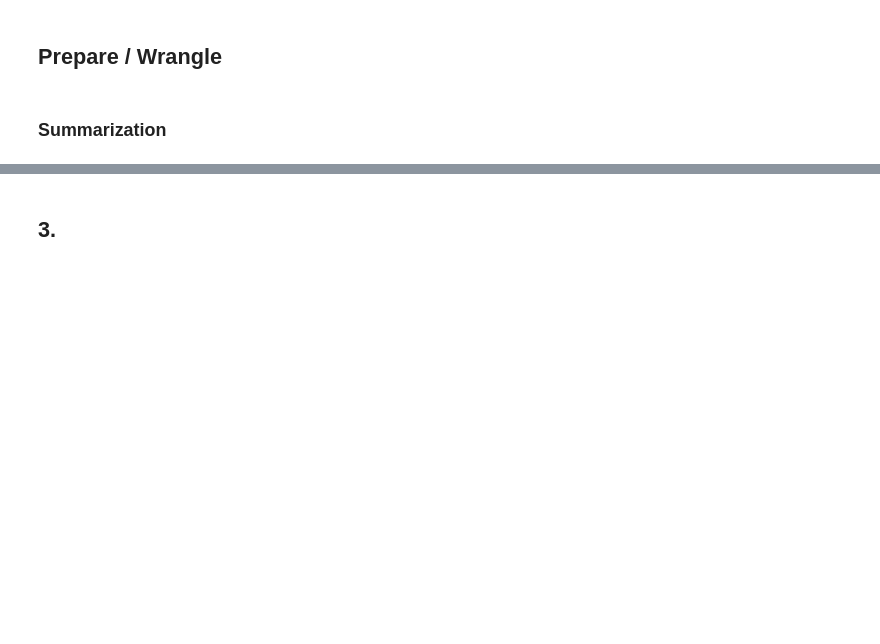
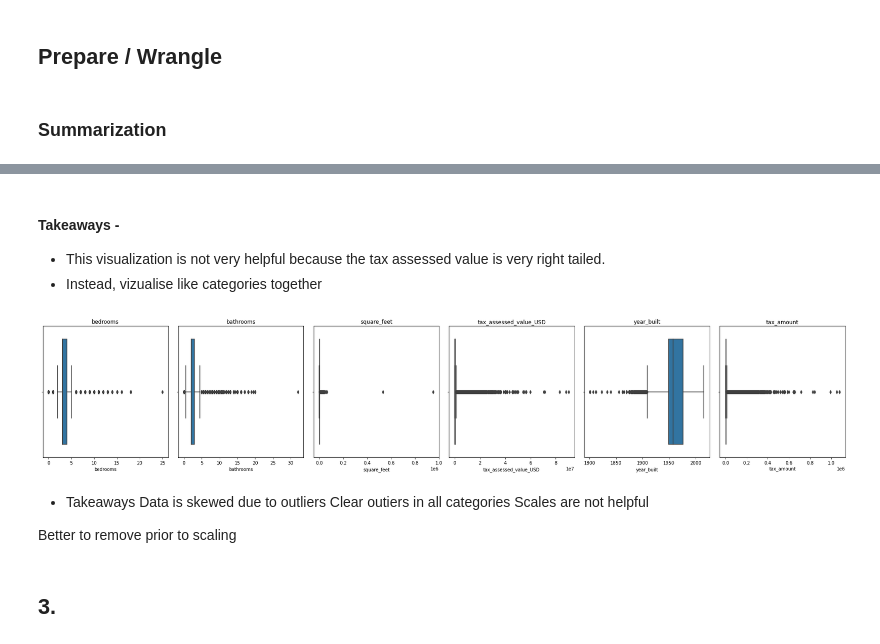
Before and after one commit to rachelrobbinsmayhill/regression-exercises, a Jupyter notebook: wrangle.ipynb, the cells around one changed output, grey strips where cells are left out. Drawn from its saved outputs; the diff is of its cells as text; code cells hidden in the pictures; blank space fills up the shorter version.

```diff
--- a/wrangle.ipynb
+++ b/wrangle.ipynb
@@ -141,3 +311,48 @@ dtype: float64
+# %% [markdown]
+#### Takeaways -
+-  This visualization is not very helpful because the tax assessed value is very right tailed.
+-  Instead, vizualise like categories together
+# %%
+# Visualize Boxplot/Skew
+
+
+# list of numeric columns
+cols = [col for col in df.columns if col not in ['fed_code']]
+
+# figsize width to height
+plt.figure(figsize=(25, 5))
+
+# loop to iterate over columns
+for i, col in enumerate(cols):
+
+        # i starts at 0 but plot numbers should start at 1
+        plot_number = i + 1
+
+        # create subplot
+        plt.subplot(1, len(cols), plot_number)
+
+        # create title with the column name
+        plt.title(col)
+
+        # display a histogram for each of the columns
+        sns.boxplot(df[col])
+
+        # Hide gridlines.
+        plt.grid(False)
+
+
+
+plt.tight_layout()
+plt.show()
+# %% [output]
+[figure, added]
+# %% [markdown]
+- Takeaways
+Data is skewed due to outliers
+Clear outiers in all categories
+Scales are not helpful
+
+Better to remove prior to scaling
 # %% [markdown]
 ## 3.
 # %% [markdown]
```
Also changed, not shown: parts of 26 cells of this notebook.
